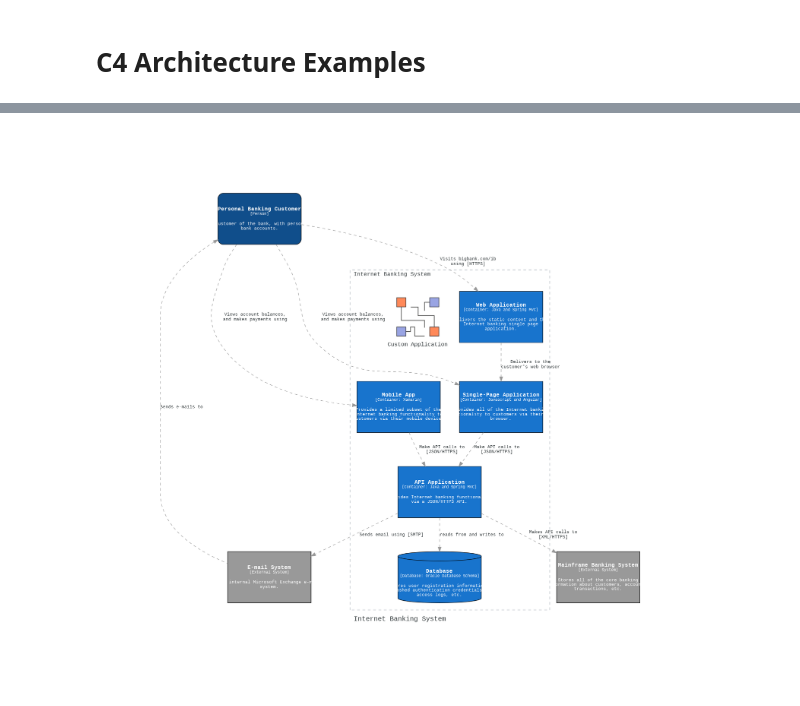
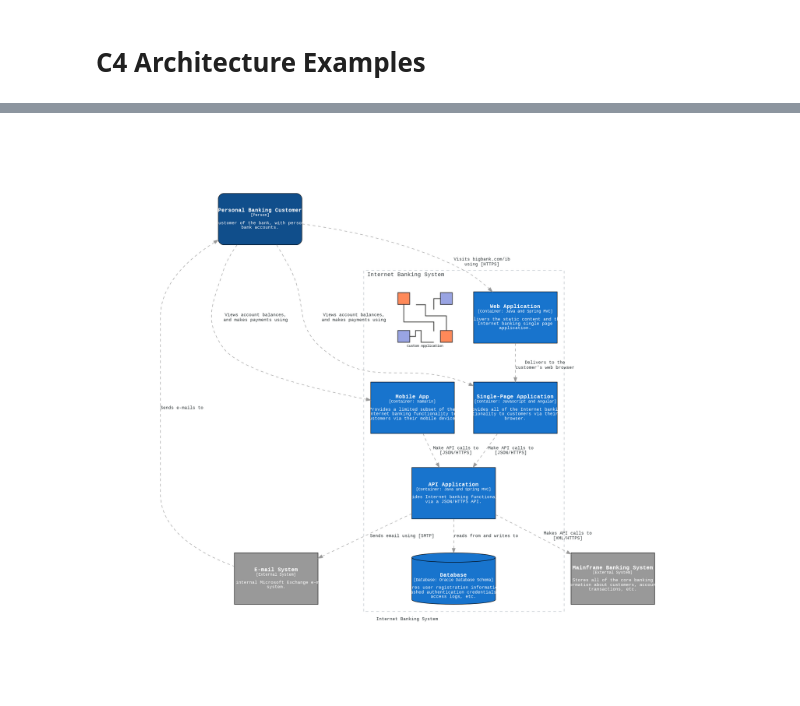
Before and after one commit to 7ft10/C4ArchitectureExamples, a Jupyter notebook: C4_Architecture_Examples.ipynb, the cells around one changed output, grey strips where cells are left out. Saved outputs shown, nothing was run; the diff lists cells and outputs as text; code cells hidden in the pictures.

```diff
--- a/C4_Architecture_Examples.ipynb
+++ b/C4_Architecture_Examples.ipynb
@@ -101,7 +107,19 @@ from diagrams import Diagram
 from diagrams.c4 import Person, Container, Database, System, SystemBoundary, Relationship
 from diagrams.custom import Custom
 
-with Diagram("Internet Banking System", direction="TB", graph_attr={ "splines": "spline" }) as diag:
+graph_attr = {
+  "splines": "spline",
+  "fontsize": "10",
+  "bgcolor": "transparent"
+}
+
+node_attr = {
+  "fontsize": "8",
+  "width": "1.8"#,
+  #"height": "1.4"
+}
+
+with Diagram("Internet Banking System", direction="TB", graph_attr=graph_attr, node_attr=node_attr) as diag:
 
   ## ------------------------------------------------------
   ## Personas
@@ -153 +170 @@ Warning: node 'e68f21307a1a41998507ca6c42bf957b', graph 'Internet Banking System
-[figure, old version]
+[figure, new version]
```
Also changed, not shown: parts of 3 cells of this notebook.
